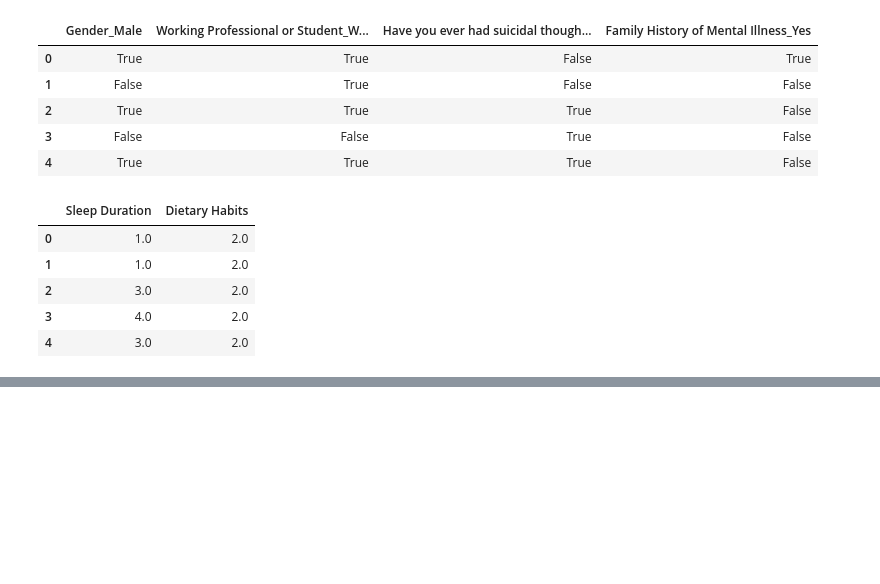
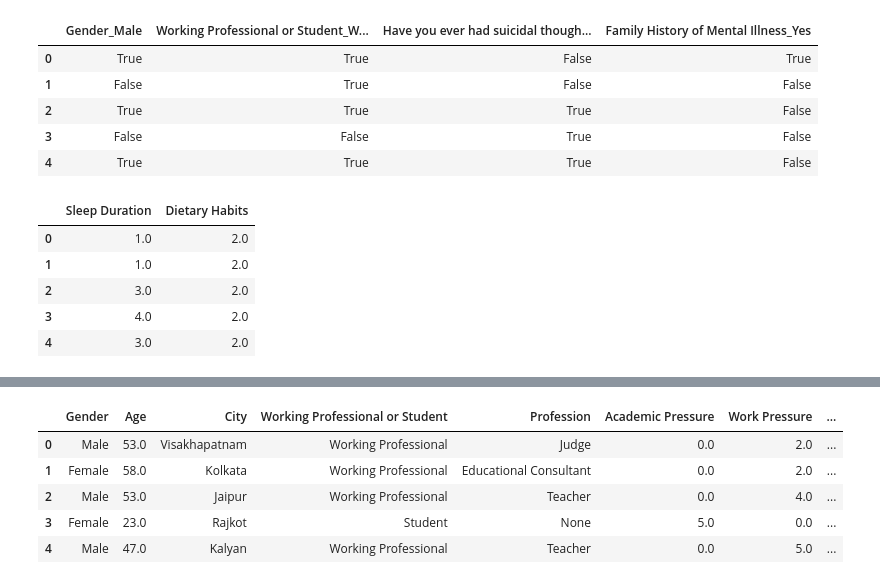
Before and after one commit to ricrichardthomas1/kaggle_mental, a Jupyter notebook: mental.ipynb, the cells around one changed output, grey strips where cells are left out. Saved outputs shown, nothing was run; the diff lists cells and outputs as text; code cells hidden in the pictures; blank space fills up the shorter version.

```diff
--- a/mental.ipynb
+++ b/mental.ipynb
@@ -733,10 +726,10 @@ Data columns (total 19 columns):
 dtypes: float64(8), int64(1), object(10)
 memory usage: 13.6+ MB
 # %%
-df_val['CGPA'].fillna(df_val['CGPA'].mean(), inplace=True)
+df_val['CGPA'] = df_val['CGPA'].fillna(df_val['CGPA'].mean())
 
 from scipy.stats import mode
-for n in ['Adademic Pressure', 'Work Pressure','Study Satisfaction','Job Satisfaction']:
+for n in ['Academic Pressure', 'Work Pressure','Study Satisfaction','Job Satisfaction']:
 
     mode_value =  mode(df_val[n]).mode
-    df_val['Job Satisfaction'].fillna(mode_value, inplace=True)
+    df_val[n] = df_val[n].fillna(mode_value)
@@ -751,7 +737,8 @@ For example, when doing 'df[col].method(value, inplace=True)', try using 'df.met
 df_val['Dietary Habits'] = df_val['Dietary Habits'].fillna('Others')
 df_val['Degree'] = df_val['Degree'].fillna('Others')
 # %%
-df_val.drop(columns = ['id', 'Name'], inplace = True)
+val_id = df_val.pop('id')
+df_val.drop(columns = ['Name'], inplace = True)
 val_dummies = pd.get_dummies(df_val[['Gender', 'Working Professional or Student', 'Have you ever had suicidal thoughts ?', 'Family History of Mental Illness']], drop_first=True)
 val_dummies.head()
 # %% [output]
@@ -774,0 +808,9 @@ val_ordinal.head()
+# %%
+df_val.head()
+# %% [output]
+|  | Gender | Age | City | Working Professional or Student | Profession | Academic Pressure | Work Pressure | ... |
+| 0 | Male | 53.0 | Visakhapatnam | Working Professional | Judge | 0.0 | 2.0 | ... |
+| 1 | Female | 58.0 | Kolkata | Working Professional | Educational Consultant | 0.0 | 2.0 | ... |
+| 2 | Male | 53.0 | Jaipur | Working Professional | Teacher | 0.0 | 4.0 | ... |
+| 3 | Female | 23.0 | Rajkot | Student | None | 5.0 | 0.0 | ... |
+| 4 | Male | 47.0 | Kalyan | Working Professional | Teacher | 0.0 | 5.0 | ... |
```
Also changed, not shown: parts of 18 cells of this notebook, 1 other file.
